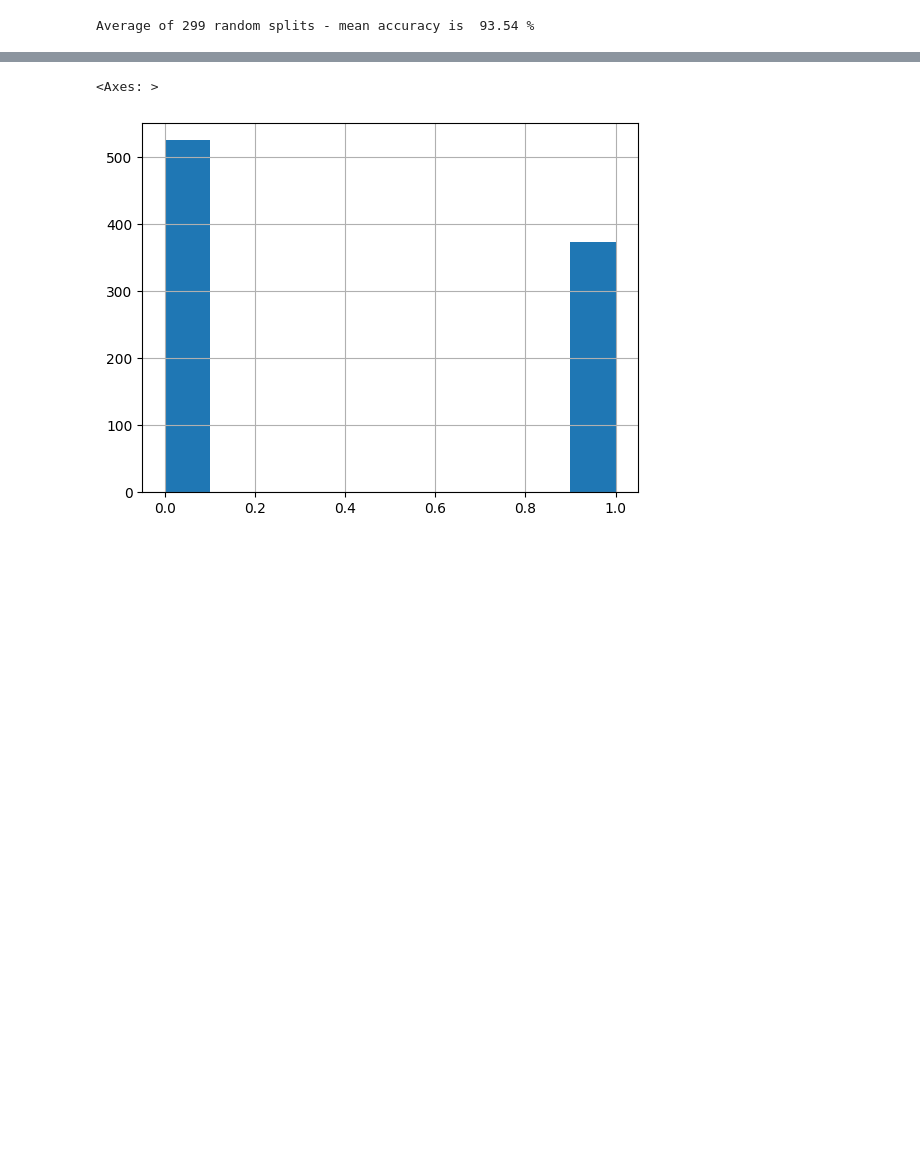
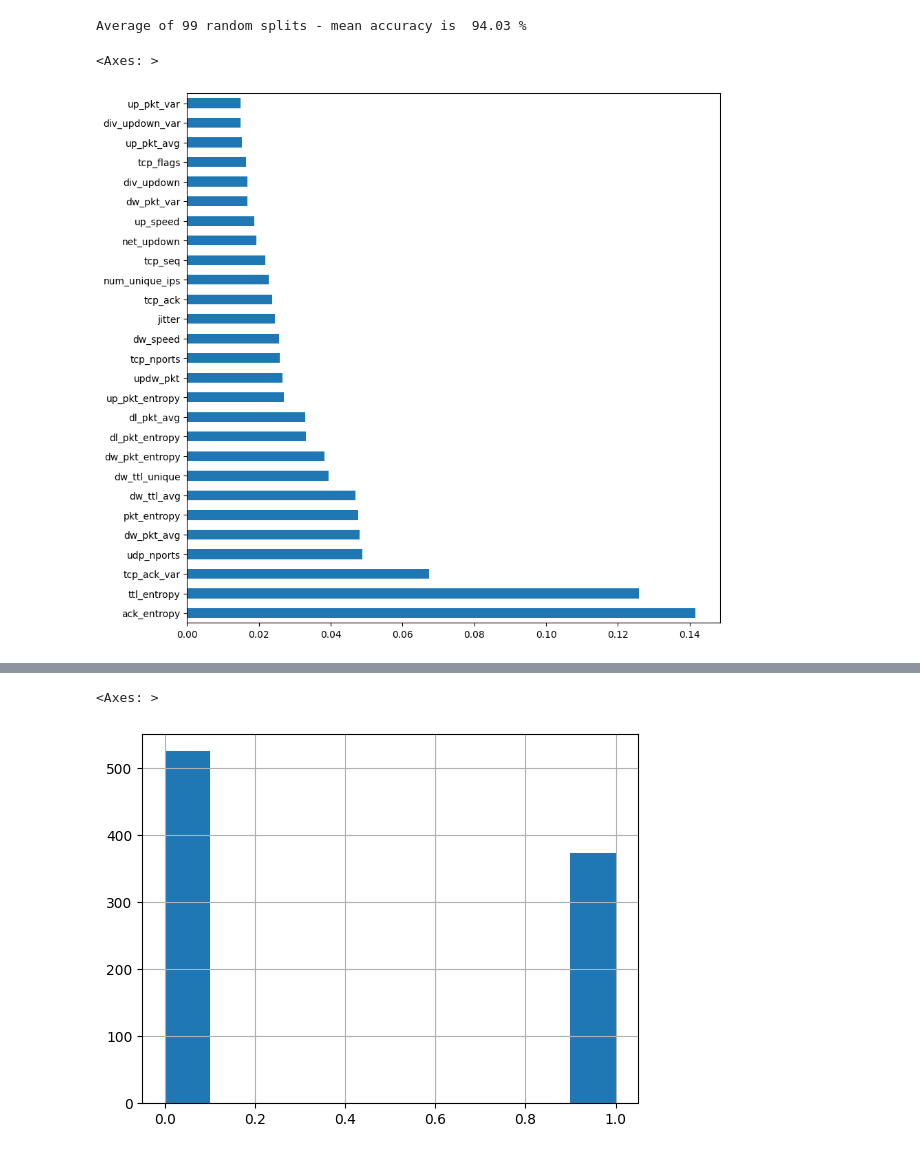
Before and after one commit to eusoubrasileiro/netpkt_vidcls, a Jupyter notebook: python/classification model.ipynb, the cells around one changed output, grey strips where cells are left out. Saved outputs shown, nothing was run; the diff lists cells and outputs as text; code cells hidden in the pictures; blank space fills up the shorter version.

```diff
--- a/python/classification model.ipynb
+++ b/python/classification model.ipynb
@@ -23,14 +23,29 @@ for name, training_set in tqdm.tqdm(dfraw.groupby('name')):
     xy['y'] = y
     Xy = pd.concat([Xy, xy], ignore_index=True)
 # %%
+from sklearn.ensemble import ExtraTreesClassifier
+
 # 7th more importante features -> gives ~93% accuracy in average
-selected_features = ['ack_entropy', 'ttl_entropy', 'tcp_ack_var', 'pkt_entropy',
-                     'udp_nports', 'dw_ttl_avg', 'dw_ttl_unique']
+selected_features = ['ack_entropy',
+        'ttl_entropy',
+        'tcp_ack_var',
+        'udp_nports',
+        'pkt_entropy',
+        'dw_pkt_avg',
+        'dw_ttl_avg',
+        'dw_ttl_unique',
+        'dw_pkt_entropy',
+        'dl_pkt_avg']
 
-from sklearn.ensemble import RandomForestClassifier, ExtraTreesClassifier
+# to make 100 random splits to get the most important features on average
+selected_features = Xy.columns.to_list() # all features -> gives a bit worse p 95%
+
+if 'y' in selected_features:
+    selected_features.remove('y')
 
 scores = []
-for i in range(300):
+feature_importances = np.zeros(len(selected_features))
+for i in range(100): # making 100 random splits
     X = Xy.sample(frac=1) # shuffle samples
     size = len(X)
     ratio = 0.8 # 0.8 for training
@@ -39,16 +54,18 @@ for i in range(300):
     X_score, y_score = X.drop(columns=['y']).iloc[int(ratio*size):], X['y'].iloc[int(ratio*size):]
 
     # Train the model
-    #rf = RandomForestClassifier(n_estimators=100, random_state=42)l
-    rf = ExtraTreesClassifier(n_estimators=100, random_state=42)
-    rf.fit(X_train, y_train)
+    etree = ExtraTreesClassifier(n_estimators=100, random_state=42)
+    etree.fit(X_train, y_train)
+    feature_importances += etree.feature_importances_
     # index = 1500
     # sample = pd.DataFrame(X.iloc[index]).transpose()
-    # print(rf.predict_proba(sample), y.iloc[index])
-    score = 100*rf.score(X_score, y_score)
+    # print(etree.predict_proba(sample), y.iloc[index])
+    score = 100*etree.score(X_score, y_score)
     print(f"Mean accuracy {i:3d} is {score: .2f} %", end='\r')
     scores.append(score)
 
 print(f"Average of {i} random splits - mean accuracy is {np.mean(np.array(scores)): .2f} %")
+feature_importances /= i+1
+feature_importances = pd.Series(feature_importances, index=selected_features)
 # %% [output]
-Average of 299 random splits - mean accuracy is  93.54 %
+Average of 99 random splits - mean accuracy is  94.03 %
@@ -66,0 +72,7 @@ Average of 299 random splits - mean accuracy is  93.54 %
+# %%
+plt.figure(figsize=(10,10))
+feature_importances = feature_importances.sort_values(ascending=False)
+feature_importances.plot(kind='barh')
+# %% [output]
+<Axes: >
+[figure, added]
```
Also changed, not shown: parts of 6 cells of this notebook, 1 other file.
